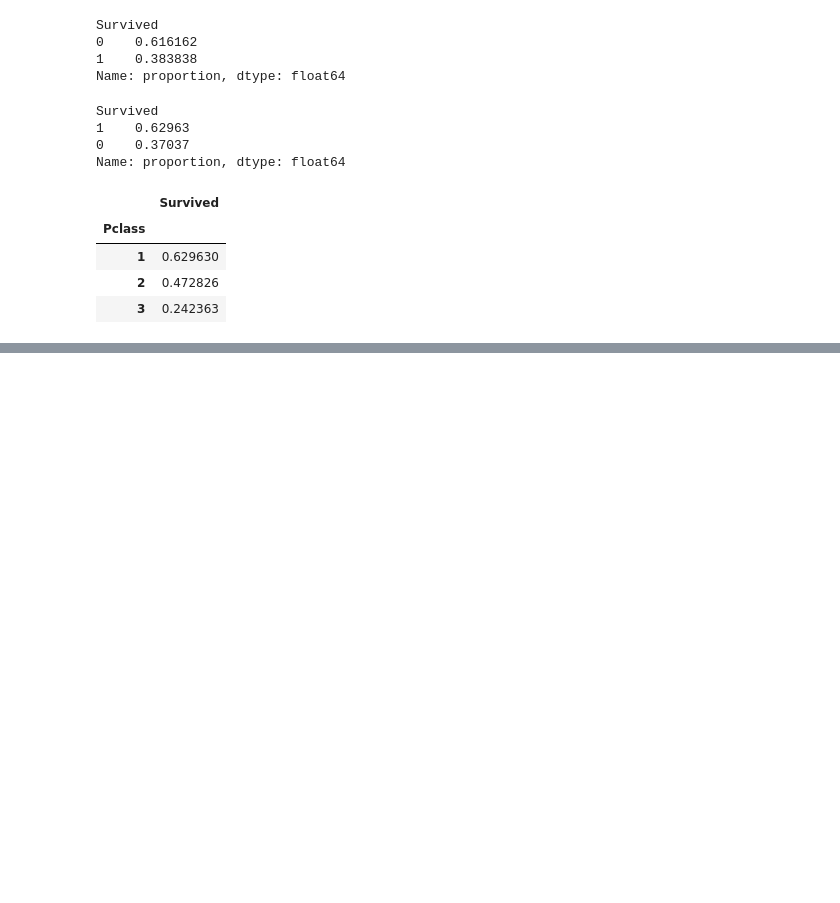
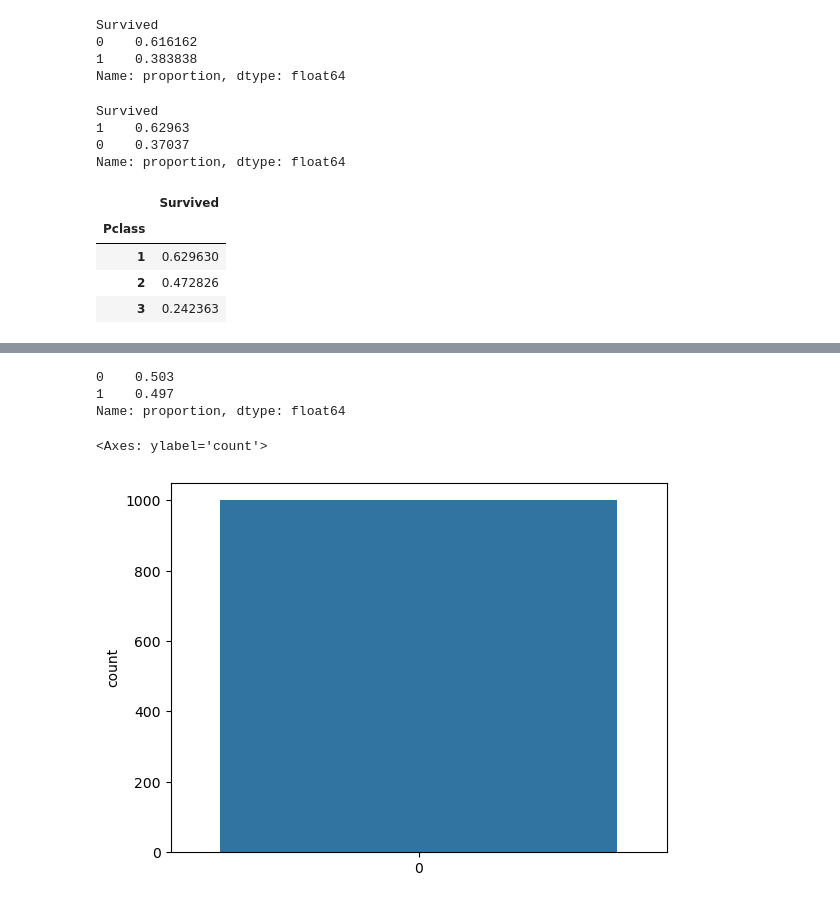
Before and after one commit to 1998-sys/Estudo, a Jupyter notebook: estatistica_descritivaI.ipynb, the cells around one changed output, grey strips where cells are left out. Cells and saved outputs as stored; diff of their text form; code cells hidden in the pictures; blank space fills up the shorter version.

Commit message:
Distribuição Bernoulli

```diff
--- a/estatistica_descritivaI.ipynb
+++ b/estatistica_descritivaI.ipynb
@@ -330,0 +401,19 @@ df_titanic.groupby('Pclass')[['Survived']].mean()
+# %%
+
+
+
+import scipy.stats
+
+
+resultado_bern = scipy.stats.bernoulli.rvs(p=0.5, size=1000)
+# %%
+pd.Series(resultado_bern).value_counts(normalize=True)
+# %% [output]
+0    0.503
+1    0.497
+Name: proportion, dtype: float64
+# %%
+sns.countplot(resultado_bern)
+# %% [output]
+<Axes: ylabel='count'>
+[figure, added]
```
Also changed, not shown: parts of 14 cells of this notebook.
